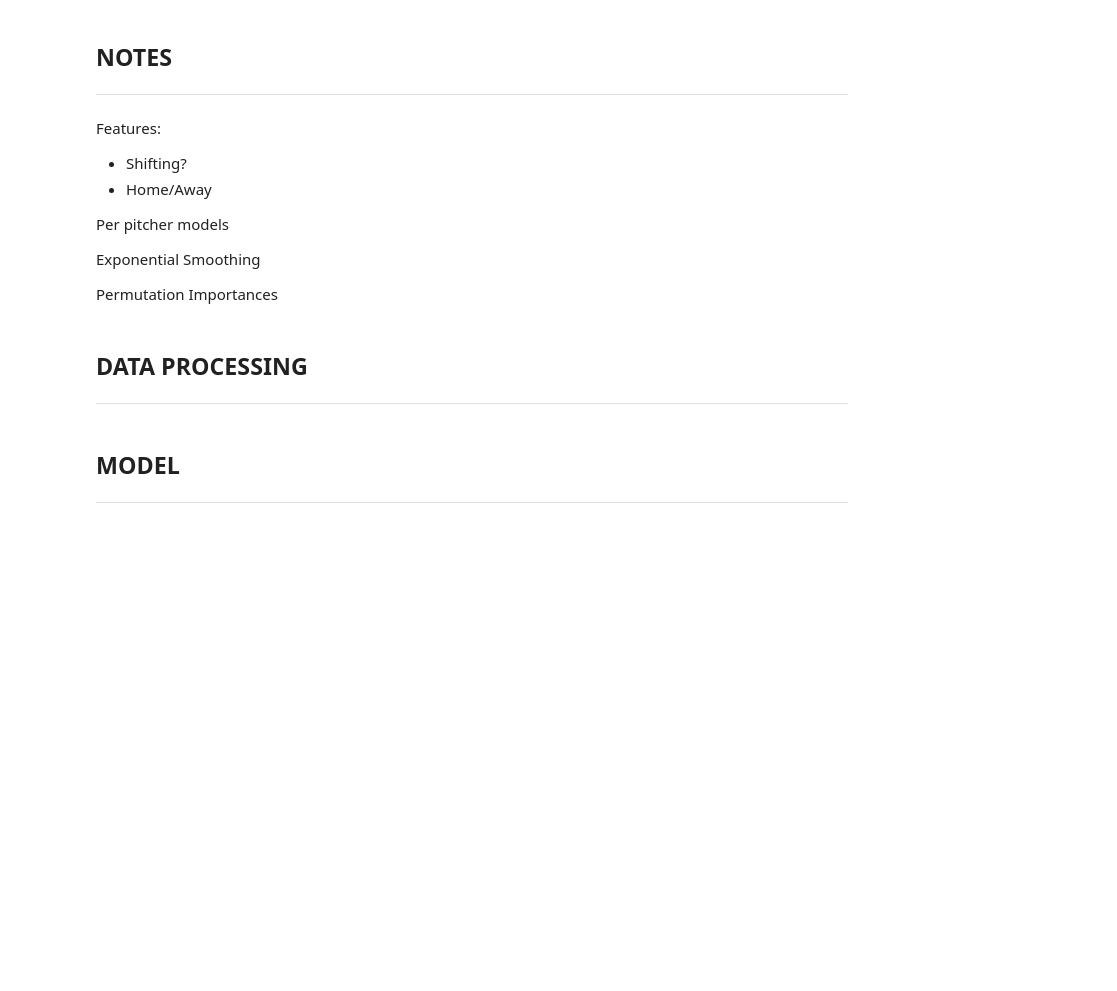
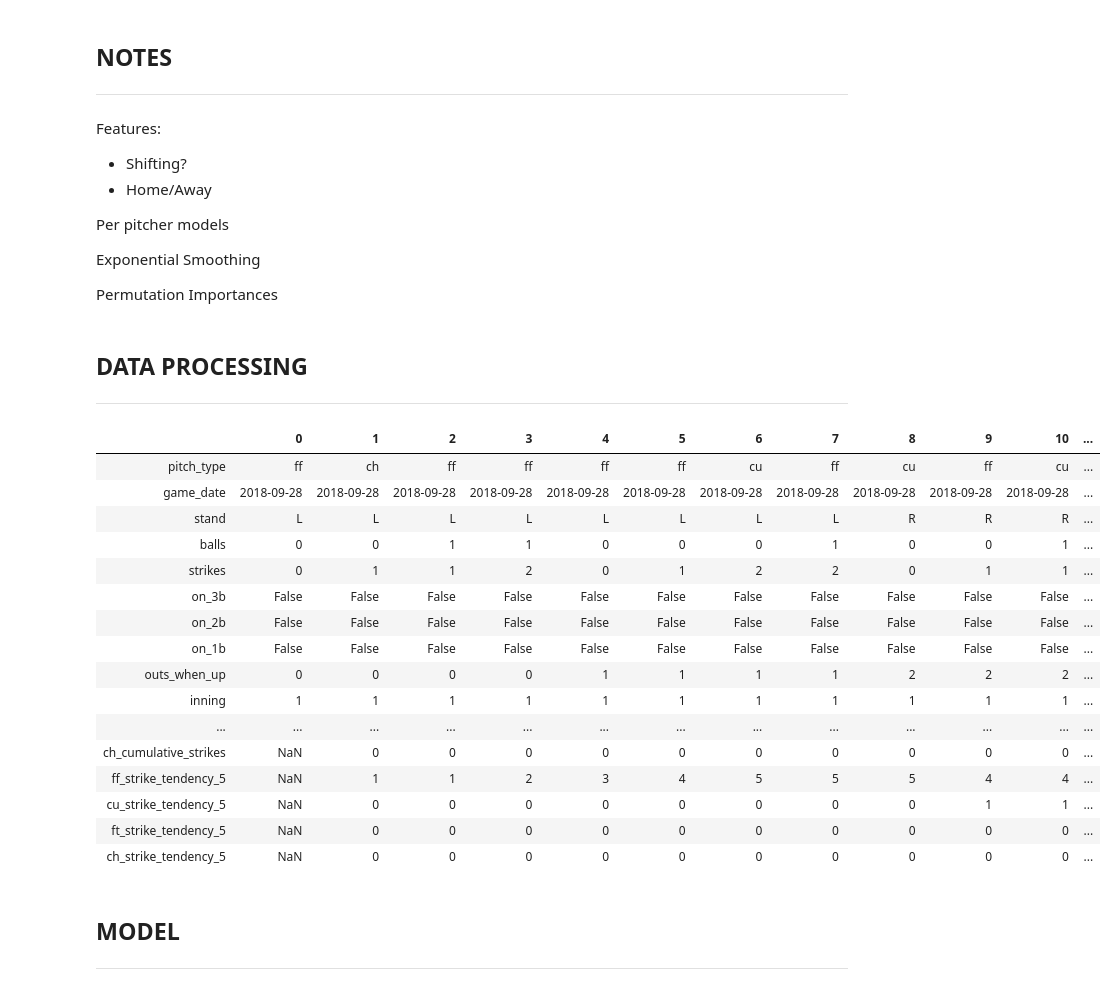
Before and after one commit to michael-rowland/Pitch-Predictions, a Jupyter notebook: Pitch-Predictions.ipynb, the cells around one changed output. Drawn from its saved outputs; the diff is of its cells as text; code cells hidden in the pictures; blank space fills up the shorter version.

```diff
--- a/Pitch-Predictions.ipynb
+++ b/Pitch-Predictions.ipynb
@@ -188,6 +195,9 @@ def wrangle_game(df):
 
   df = pitch_cleaning(df)
   df['previous_pitch'] = df['pitch_type'].shift(1)
+  df['strike_previous'] = df['type'].shift(1) == 'S'
+  # this may need to be encoded somehow
+  df['pitch_location_previous'] = df['zone'].shift(1)
   df = pitch_encoding(df)
   df = pitch_tendency(df, 5)
   df = pitch_tendency(df, 10)
@@ -203 +238,61 @@ def wrangle_game(df):
+# %%
+def strike_percentage(df, percentage=True):
+  '''
+  creates column for each pitch type of percentage (or raw count) pitch has been
+  thrown for a strike.
+
+  COULD FURTHER ENGINEER STRIKE PERCENTAGE TO BE BASED OFF OF NUMBER OF STRIKES
+  RATHER THAN TOTAL PITCHES
+  '''
+  df = df.copy()
+
+  pitches = [col for col in df if col.startswith('strike_pitch_')]
+
+  for i in pitches:
+    if percentage:
+      df[f'{i[-2:]}_cumulative_strikes'] = (df[f'strike_pitch_{i[-2:]}'] == 1).cumsum() / df['pitch_total_prior']
+    else:
+      df[f'{i[-2:]}_cumulative_strikes'] = (df[f'strike_pitch_{i[-2:]}'] == 1).cumsum()
+
+  return df
+
+df = strike_percentage(df, percentage=True)
+# %%
+def strike_counter(df, window):
+  '''
+  creates columns of number of previous n=window strikes thrown for each pitch
+  type
+  '''
+  df = df.copy()
+
+  pitches = [col for col in df if col.startswith('strike_pitch_')]
+
+  for i in pitches:
+    target = f'{i[-2:]}_strike_tendency_{window}'
+    df[target] = df[df['strike_pitch'] != False][i].rolling(window,
+                                                            min_periods=1).sum()
+    df[target] = df[target].fillna(method='ffill')
+
+  return df
+
+df = strike_counter(df, 5)
+df.head(15).T
+# %% [output]
+|  | 0 | 1 | 2 | 3 | 4 | 5 | 6 | 7 | 8 | 9 | 10 | ... |
+| pitch_type | ff | ch | ff | ff | ff | ff | cu | ff | cu | ff | cu | ... |
+| game_date | 2018-09-28 | 2018-09-28 | 2018-09-28 | 2018-09-28 | 2018-09-28 | 2018-09-28 | 2018-09-28 | 2018-09-28 | 2018-09-28 | 2018-09-28 | 2018-09-28 | ... |
+| stand | L | L | L | L | L | L | L | L | R | R | R | ... |
+| balls | 0 | 0 | 1 | 1 | 0 | 0 | 0 | 1 | 0 | 0 | 1 | ... |
+| strikes | 0 | 1 | 1 | 2 | 0 | 1 | 2 | 2 | 0 | 1 | 1 | ... |
+| on_3b | False | False | False | False | False | False | False | False | False | False | False | ... |
+| on_2b | False | False | False | False | False | False | False | False | False | False | False | ... |
+| on_1b | False | False | False | False | False | False | False | False | False | False | False | ... |
+| outs_when_up | 0 | 0 | 0 | 0 | 1 | 1 | 1 | 1 | 2 | 2 | 2 | ... |
+| inning | 1 | 1 | 1 | 1 | 1 | 1 | 1 | 1 | 1 | 1 | 1 | ... |
+| ... | ... | ... | ... | ... | ... | ... | ... | ... | ... | ... | ... | ... |
+| ch_cumulative_strikes | NaN | 0 | 0 | 0 | 0 | 0 | 0 | 0 | 0 | 0 | 0 | ... |
+| ff_strike_tendency_5 | NaN | 1 | 1 | 2 | 3 | 4 | 5 | 5 | 5 | 4 | 4 | ... |
+| cu_strike_tendency_5 | NaN | 0 | 0 | 0 | 0 | 0 | 0 | 0 | 0 | 1 | 1 | ... |
+| ft_strike_tendency_5 | NaN | 0 | 0 | 0 | 0 | 0 | 0 | 0 | 0 | 0 | 0 | ... |
+| ch_strike_tendency_5 | NaN | 0 | 0 | 0 | 0 | 0 | 0 | 0 | 0 | 0 | 0 | ... |
 # %%
```
Also changed, not shown: parts of 13 cells of this notebook, 1 other file.
